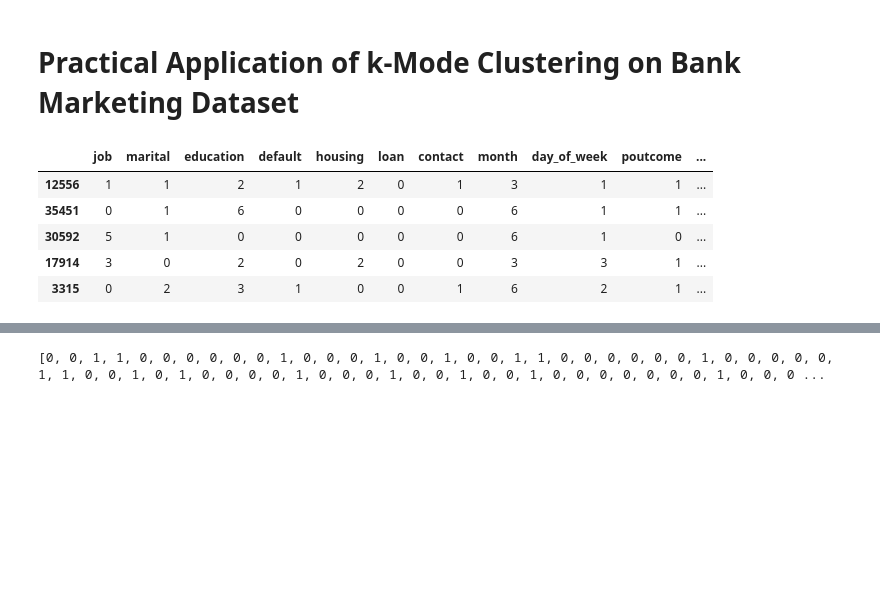
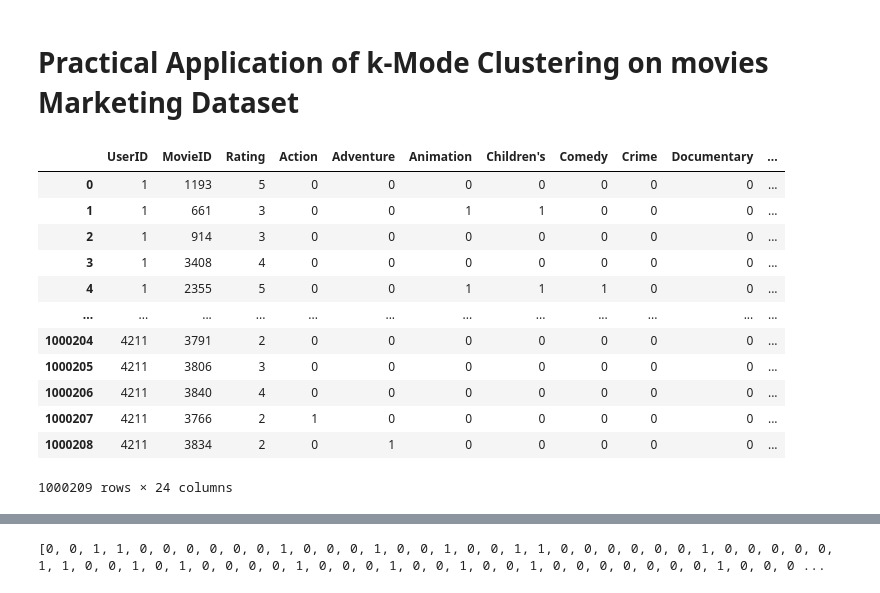
Before and after one commit to RecSys-The-Hood/MiniProject, a Jupyter notebook: Application_kmode.ipynb, the cells around one changed output, grey strips where cells are left out. Drawn from its saved outputs; the diff is of its cells as text; code cells hidden in the pictures; blank space fills up the shorter version.

Commit message:
Fixed KModes

```diff
--- a/Application_kmode.ipynb
+++ b/Application_kmode.ipynb
@@ -1,2 +1,2 @@
 # %% [markdown]
-# Practical Application of k-Mode Clustering on Bank Marketing Dataset
+# Practical Application of k-Mode Clustering on movies Marketing Dataset
@@ -28,9 +3,29 @@ bank_cust,x_test,y_train,y_test=train_test_split(bank_cust,y,test_size=0.2, rand
-# %%
-bank_cust.head() # displaying top 5 rows the modified dataset
-# %% [output]
-|  | job | marital | education | default | housing | loan | contact | month | day_of_week | poutcome | ... |
-| 12556 | 1 | 1 | 2 | 1 | 2 | 0 | 1 | 3 | 1 | 1 | ... |
-| 35451 | 0 | 1 | 6 | 0 | 0 | 0 | 0 | 6 | 1 | 1 | ... |
-| 30592 | 5 | 1 | 0 | 0 | 0 | 0 | 0 | 6 | 1 | 0 | ... |
-| 17914 | 3 | 0 | 2 | 0 | 2 | 0 | 0 | 3 | 3 | 1 | ... |
-| 3315 | 0 | 2 | 3 | 1 | 0 | 0 | 1 | 6 | 2 | 1 | ... |
+# %%
+# importing necessary libraries
+import numpy as np
+import pandas as pd
+from sklearn import preprocessing
+from kmode import KModes
+from sklearn.model_selection import train_test_split
+
+
+movies = pd.read_csv('EncodedCombined1.csv') # loading of the dataset
+# selecting important and generic columns from the dataset
+movies_cust = movies.drop(columns=['Title','Zip-code','Unnamed: 0'],axis=1)
+movies_cust.isna().any()
+movies_cust['Occupation']=movies_cust['Occupation'].fillna(1)
+movies_cust
+# %% [output]
+|  | UserID | MovieID | Rating | Action | Adventure | Animation | Children's | Comedy | Crime | Documentary | ... |
+| 0 | 1 | 1193 | 5 | 0 | 0 | 0 | 0 | 0 | 0 | 0 | ... |
+| 1 | 1 | 661 | 3 | 0 | 0 | 1 | 1 | 0 | 0 | 0 | ... |
+| 2 | 1 | 914 | 3 | 0 | 0 | 0 | 0 | 0 | 0 | 0 | ... |
+| 3 | 1 | 3408 | 4 | 0 | 0 | 0 | 0 | 0 | 0 | 0 | ... |
+| 4 | 1 | 2355 | 5 | 0 | 0 | 1 | 1 | 1 | 0 | 0 | ... |
+| ... | ... | ... | ... | ... | ... | ... | ... | ... | ... | ... | ... |
+| 1000204 | 4211 | 3791 | 2 | 0 | 0 | 0 | 0 | 0 | 0 | 0 | ... |
+| 1000205 | 4211 | 3806 | 3 | 0 | 0 | 0 | 0 | 0 | 0 | 0 | ... |
+| 1000206 | 4211 | 3840 | 4 | 0 | 0 | 0 | 0 | 0 | 0 | 0 | ... |
+| 1000207 | 4211 | 3766 | 2 | 1 | 0 | 0 | 0 | 0 | 0 | 0 | ... |
+| 1000208 | 4211 | 3834 | 2 | 0 | 1 | 0 | 0 | 0 | 0 | 0 | ... |
+1000209 rows × 24 columns
```
Also changed, not shown: parts of 9 cells of this notebook, 1 other file.
